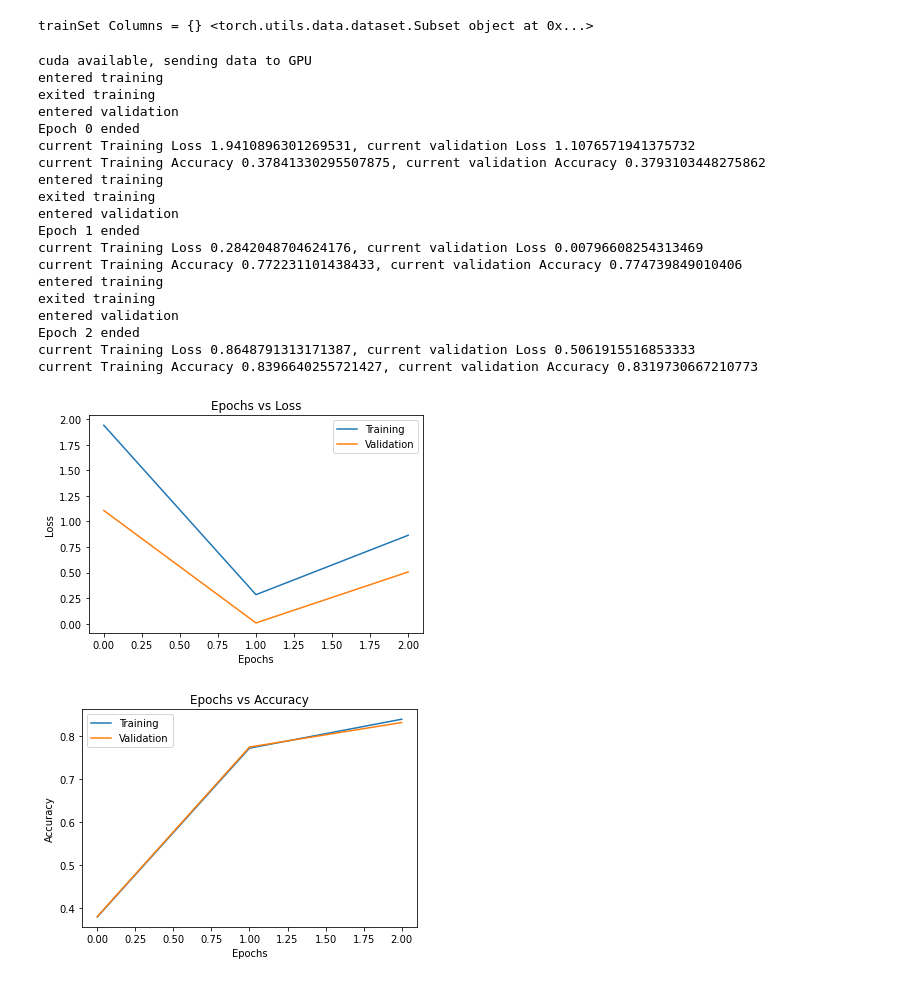
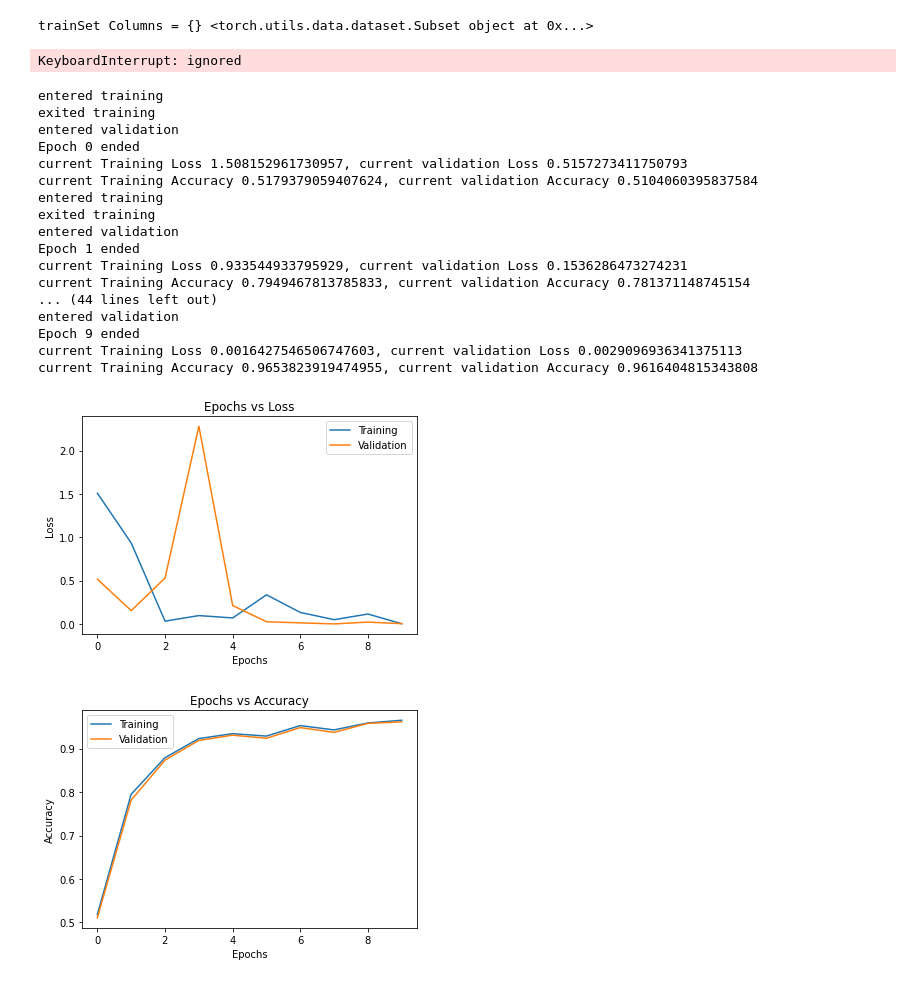
Before and after one commit to Maxarreaga/APS360, a Jupyter notebook: init.ipynb, the cells around one changed output. Saved outputs shown, nothing was run; the diff lists cells and outputs as text; code cells hidden in the pictures.

```diff
--- a/init.ipynb
+++ b/init.ipynb
@@ -113,12 +125,12 @@ def get_accuracy(model, data, device):
 # %%
 #
 class GTSRBClassifier(nn.Module):
-  def __init__(self, conv1Channels = 32, conv2Channels = 64, kernel1Size = 3, kernel2Size = 3, features = 64):
+  def __init__(self, conv1Channels = 32, conv2Channels = 64, features = 64):
     self.name = "GTSRBClassifier"
     super(GTSRBClassifier,self).__init__()
-    self.conv1 = nn.Conv2d(1,conv1Channels,kernel1Size) #format is in (1 if greyscale 3 if rgb),out channel third number, kernel
+    self.conv1 = nn.Conv2d(1,conv1Channels,3) #format is in (1 if greyscale 3 if rgb),out channel third number, kernel
     self.pool = nn.MaxPool2d(2,2)
-    self.conv2 = nn.Conv2d(conv1Channels,conv2Channels,kernel2Size)
+    self.conv2 = nn.Conv2d(conv1Channels,conv2Channels,3)
     self.conv3 = nn.Conv2d(conv2Channels,128,3)
     self.fc1 = nn.Linear(2*2*128,features)
     self.fc2 = nn.Linear(features,43)
@@ -150,12 +162,15 @@ def plotCurve(xData,yData,lineLabel,loss=False):
 def train(model, train_loader, valid_loader,batch_size=64, num_epochs=5, learning_rate=1e-4,plot=True):
 
     # allow parallel processing using cuda GPU if available
-    device = "cpu"
+    dev = "cpu"
     if torch.cuda.is_available():
         print("cuda available, sending data to GPU")
-        device = "cuda:0"
+        dev = "cuda:0"
         if torch.cuda.device_count() > 1:
             model = nn.DataParallel(model)
+
+    device = torch.device(dev)
+
     model.to(device)
 
     # set up
@@ -188,10 +203,17 @@ def train(model, train_loader, valid_loader,batch_size=64, num_epochs=5, learnin
         trainAccuracy = get_accuracy(model,train_loader,device)
         trainingAccuracy.append(trainAccuracy)
         iterations.append(epoch)
+
         # get validation data
         print("exited training")
         #Validation loop
         print("entered validation")
+
+        val_loss = 0.0
+        val_steps = 0
+        total = 0
+        correct = 0
+
         for data,labels in valid_loader:
           #send to cuda GPU if available
           data, labels = data.to(device), labels.to(device)
@@ -199,9 +221,13 @@ def train(model, train_loader, valid_loader,batch_size=64, num_epochs=5, learnin
           #datam = zero_out_random_feature(data.clone()) # zero out one categorical feature
           recon = model(data)
           validationLoss = criterion(recon, labels)
+          val_loss += validationLoss.detach().numpy()
+          val_steps += 1
         validationLosses.append(validationLoss)
         validAcc = get_accuracy(model,valid_loader,device)
         validationAccuracy.append(validAcc)
+        if tune.is_session_enabled():
+          tune.report(loss=(val_loss / val_steps), accuracy=validAcc)
         print("Epoch {} ended".format(epoch))
         print("current Training Loss {}, current validation Loss {} ".format(loss,validationLoss))
         print("current Training Accuracy {}, current validation Accuracy {} ".format(trainAccuracy,validAcc))
@@ -234,30 +263,49 @@ config = {
+# %%
+# DO NOT RUN. CURRENTLY NOT WORKING
+scheduler = ASHAScheduler(
+        metric="loss",
+        mode="min",
+        max_t=4)
+reporter = CLIReporter(
+        metric_columns=["loss", "accuracy"])
+result = tune.run(partial(HyperTuning, train_loader=train_loader, valid_loader=val_loader),
+                  config=config,
+                  scheduler = scheduler,
+                  progress_reporter = reporter,
+                  resources_per_trial={"cpu": 2, "gpu": 1})
+configlist = result.get_all_configs()
+btrial = result.get_best_trial()
+print(configlist)
+print("Best config: ", btrial.config)
+print("Best trial loss: ", btrial.last_result["loss"])
+print("Best trial accuracy: ", btrial.last_result["accuracy"])
+# %% [output]
+KeyboardInterrupt: ignored
 # %%
 #running the actual loop
 model = GTSRBClassifier()
 batch_size = 512
-epochs = 3
+epochs = 10
 learningRate = 3e-3
 #print(type(train_loader))
 train(model=model,train_loader=train_loader,valid_loader=val_loader,batch_size=batch_size,num_epochs=epochs,learning_rate=learningRate,plot=True)
 # %% [output]
-cuda available, sending data to GPU
 entered training
 exited training
 entered validation
 Epoch 0 ended
-current Training Loss 1.9410896301269531, current validation Loss 1.1076571941375732
-current Training Accuracy 0.37841330295507875, current validation Accuracy 0.3793103448275862
+current Training Loss 1.508152961730957, current validation Loss 0.5157273411750793
+current Training Accuracy 0.5179379059407624, current validation Accuracy 0.5104060395837584
 entered training
 exited training
 entered validation
 Epoch 1 ended
-current Training Loss 0.2842048704624176, current validation Loss 0.00796608254313469
-current Training Accuracy 0.772231101438433, current validation Accuracy 0.774739849010406
-entered training
-exited training
+current Training Loss 0.933544933795929, current validation Loss 0.1536286473274231
+current Training Accuracy 0.7949467813785833, current validation Accuracy 0.781371148745154
+... (44 lines left out)
 entered validation
-Epoch 2 ended
-current Training Loss 0.8648791313171387, current validation Loss 0.5061915516853333
-current Training Accuracy 0.8396640255721427, current validation Accuracy 0.8319730667210773
+Epoch 9 ended
+current Training Loss 0.0016427546506747603, current validation Loss 0.0029096936341375113
+current Training Accuracy 0.9653823919474955, current validation Accuracy 0.9616404815343808
-[figure, old version]
+[figure, new version]
-[figure, old version]
+[figure, new version]
```
Also changed, not shown: parts of 6 cells of this notebook.
